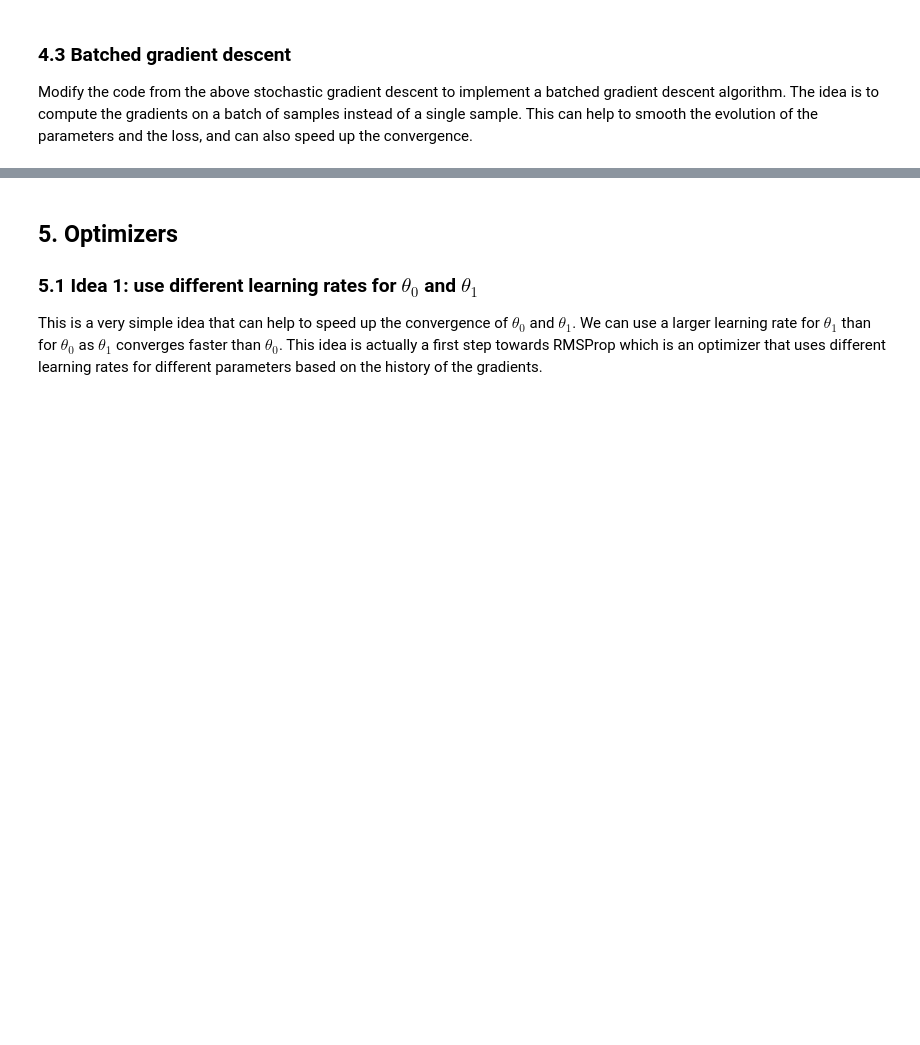
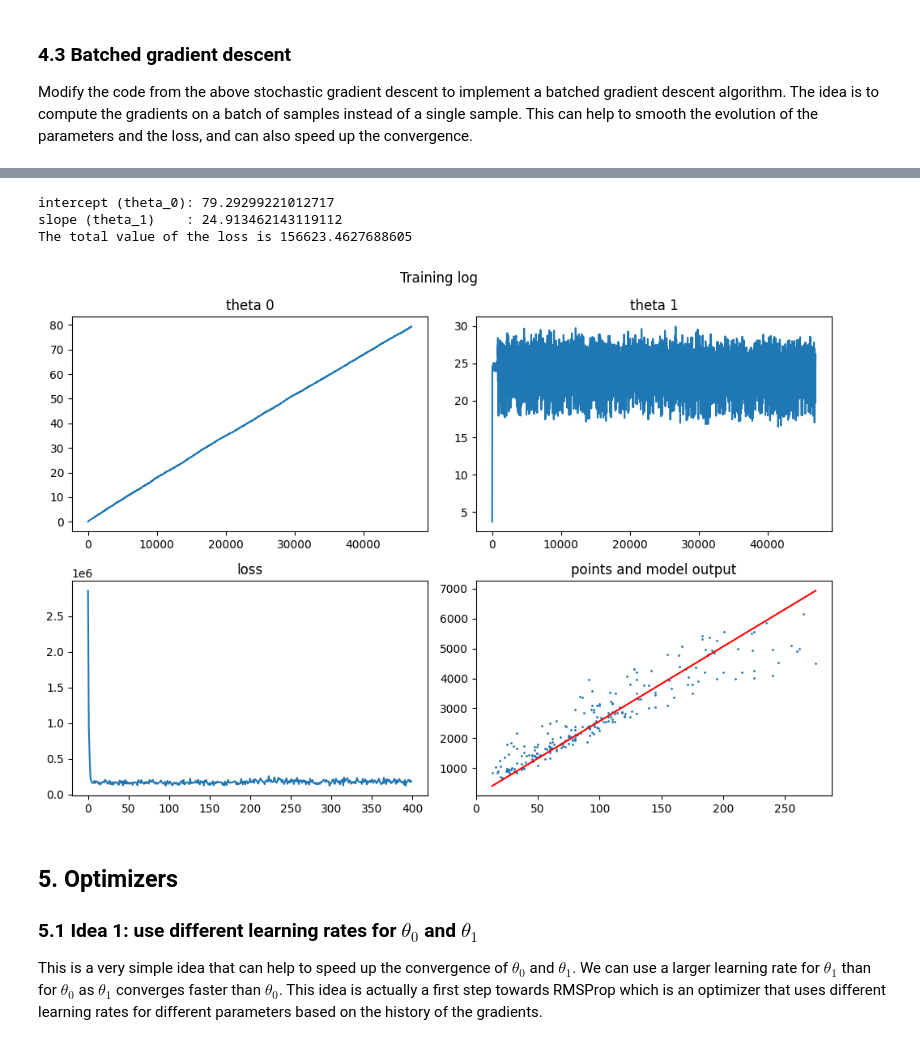
Before and after one commit to MehrLinard/DeLearnSpr26, a Jupyter notebook: Mandatory_Handin2/student-input/cg-linear-regression-stud.ipynb, the cells around one changed output, grey strips where cells are left out. Cells and saved outputs as stored; diff of their text form; code cells hidden in the pictures; blank space fills up the shorter version.

```diff
--- a/Mandatory_Handin2/student-input/cg-linear-regression-stud.ipynb
+++ b/Mandatory_Handin2/student-input/cg-linear-regression-stud.ipynb
@@ -400,3 +503,81 @@ plot_training_log(loss_evolution, t0_evolution, t1_evolution, living_area, rent_
+# %%
+alpha = 0.00001  # learning rate can be higher than in the plain vanilla SGD
+                  # as we will average the gradients over a batch of samples
+epochs = 200
+batch_size = 64
+N = len(living_area)
+t0 = 0.0
+t1 = 0.0
+
+loss_evolution = []
+t0_evolution = []
+t1_evolution = []
+
+for epoch in range(epochs):
+    n_steps = N // batch_size + 1  # the number of batches to make 1 epoch
+    epoch_loss = 0.0
+    for step in range(n_steps):
+        batch_grad_t0 = 0.0
+        batch_grad_t1 = 0.0
+        batch_loss = 0.0
+
+        for batch in range(batch_size):
+            n = random.choice(range(0, N))  # random sampling in the training set
+
+            cg.reset_values()
+            cg.forward([living_area[n], t0, t1, rent_price[n]])
+            cg.backward()
+            # batch grad instead of directly loss
+            batch_grad_t0 += theta_0.grad_v   # update rule for theta_0
+            batch_grad_t1 += theta_1.grad_v  # update rule for theta_1
+            batch_loss += j.v
+
+        #gradient average over batch of both gradients
+        average_gradt0 = batch_grad_t0 / batch_size
+        average_gradt1 = batch_grad_t1 / batch_size
+
+        # apply learning rate
+        t0 = t0 - alpha * average_gradt0
+        t1 = t1 - alpha * average_gradt1
+        # calcualte epoch loss with average of batch
+        epoch_loss += batch_loss / batch_size
+
+        t0_evolution.append(t0)
+        t1_evolution.append(t1)
+
+
+    loss_evolution.append(epoch_loss / n_steps)
+    epoch_loss = 0.0
+
+
+
+for epoch in range(epochs):
+    n_steps = N
+    epoch_loss = 0.0
+    for step in range(n_steps):
+        n = random.choice(range(0, N))  # random sampling in the training set
+        cg.reset_values()
+        cg.forward([living_area[n], t0, t1, rent_price[n]])
+        cg.backward()
+        t0 = t0 -alpha * theta_0.grad_v   # update rule for theta_0
+        t1 = t1 - alpha * theta_1.grad_v  # update rule for theta_1
+        epoch_loss += j.v
+        t0_evolution.append(t0)
+        t1_evolution.append(t1)
+    loss_evolution.append(epoch_loss / n_steps)
+
+
+print("intercept (theta_0):", t0)
+print("slope (theta_1)    :", t1)
+y_hat = t0 + t1 * living_area
+J = mse_loss(y_hat, rent_price)
+print("The total value of the loss is", J)
+plot_training_log(loss_evolution, t0_evolution, t1_evolution, living_area, rent_price)
+# %% [output]
+intercept (theta_0): 79.29299221012717
+slope (theta_1)    : 24.913462143119112
+The total value of the loss is 156623.4627688605
+[figure, added]
 # %% [markdown]
 ## 5. Optimizers
 ### 5.1 Idea 1: use different learning rates for $\theta_0$ and $\theta_1$
```
Also changed, not shown: parts of 10 cells of this notebook, 11 other files.
